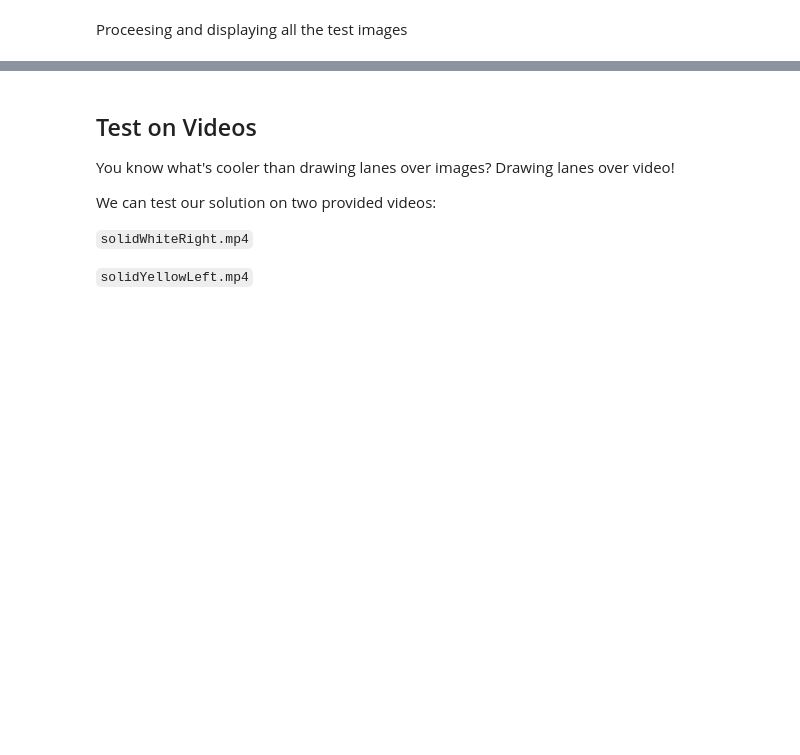
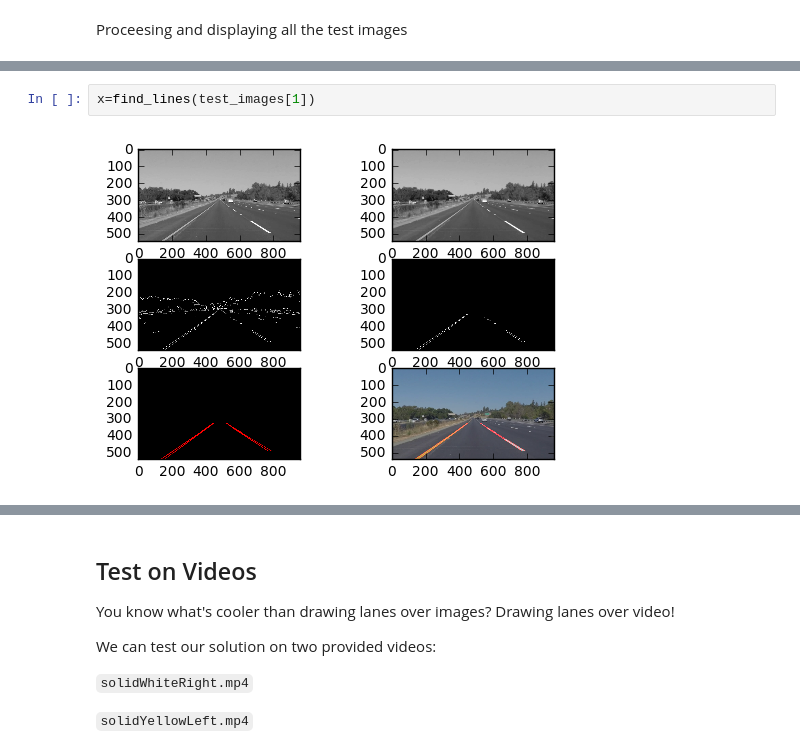
Before and after one commit to sumanth-nirmal/LaneLinesDetector, a Jupyter notebook: P1.ipynb, the cells around one changed output, grey strips where cells are left out. Drawn from its saved outputs; the diff is of its cells as text; blank space fills up the shorter version.

```diff
--- a/P1.ipynb
+++ b/P1.ipynb
@@ -243,0 +245,4 @@ x=find_lines(test_images[0])
+# %%
+x=find_lines(test_images[1])
+# %% [output]
+[figure, added]
```
Also changed, not shown: parts of 9 cells of this notebook, 1 other file.
